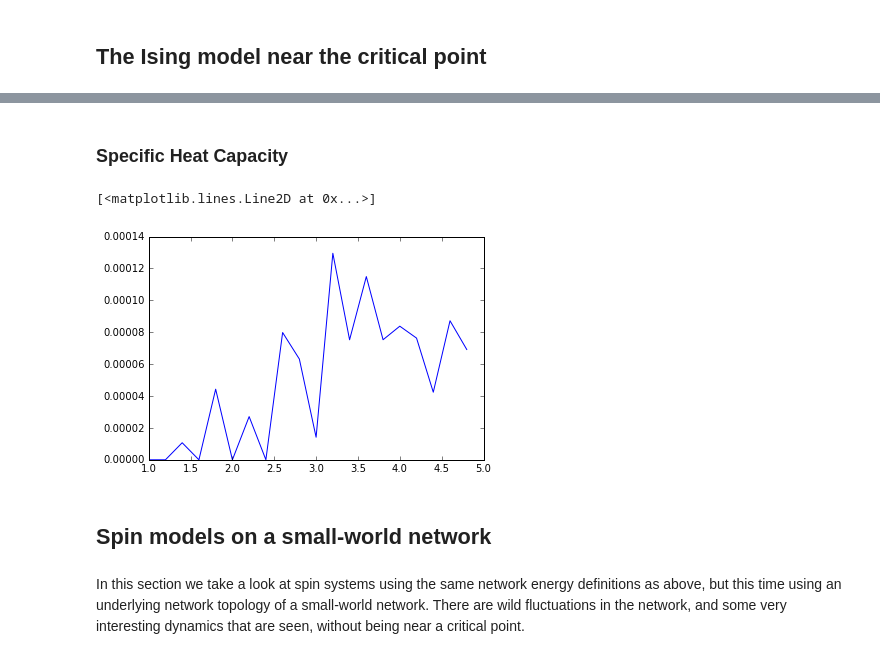
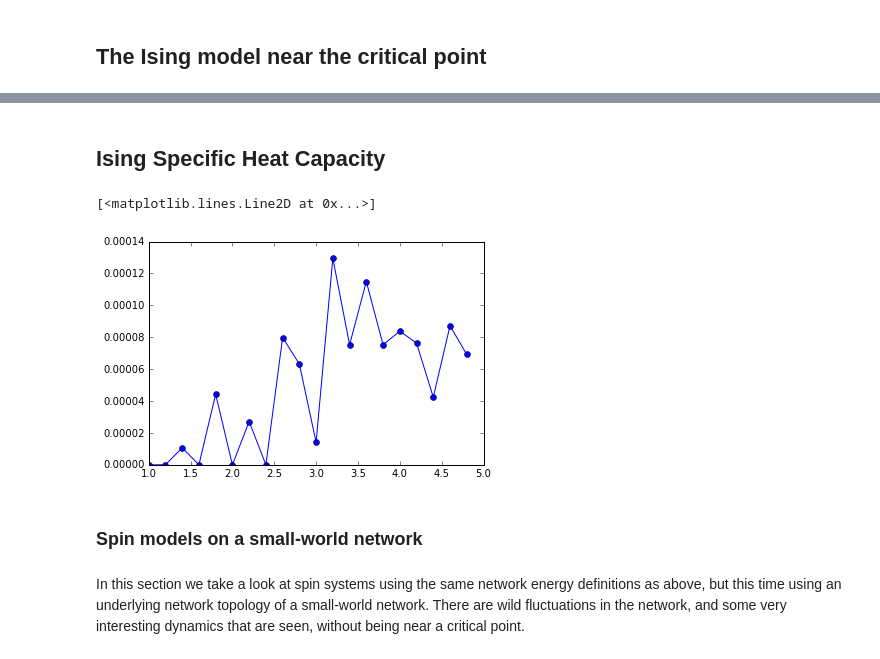
Before and after one commit to jfarid27/CFP-Simplified, a Jupyter notebook: Econophysics Presentation Notebook.ipynb, the cells around one changed output, grey strips where cells are left out. Cells and saved outputs as stored; diff of their text form; code cells hidden in the pictures.

```diff
--- a/Econophysics Presentation Notebook.ipynb
+++ b/Econophysics Presentation Notebook.ipynb
@@ -103,9 +86,9 @@ plt.plot(stats.computeLogReturns(isingNearCriticalSliceMag[:-1], isingNearCritic
 # %% [markdown]
-### Specific Heat Capacity
+## Ising Specific Heat Capacity
 # %%
-plt.plot(periodicCV[0], periodicCV[1])
+plt.plot(periodicCV[0], periodicCV[1], marker='o')
 # %% [output]
 [<matplotlib.lines.Line2D at 0x...>]
-[figure, old version]
+[figure, new version]
 # %% [markdown]
-## Spin models on a small-world network
+### Spin models on a small-world network
```
Also changed, not shown: parts of 30 cells of this notebook.
